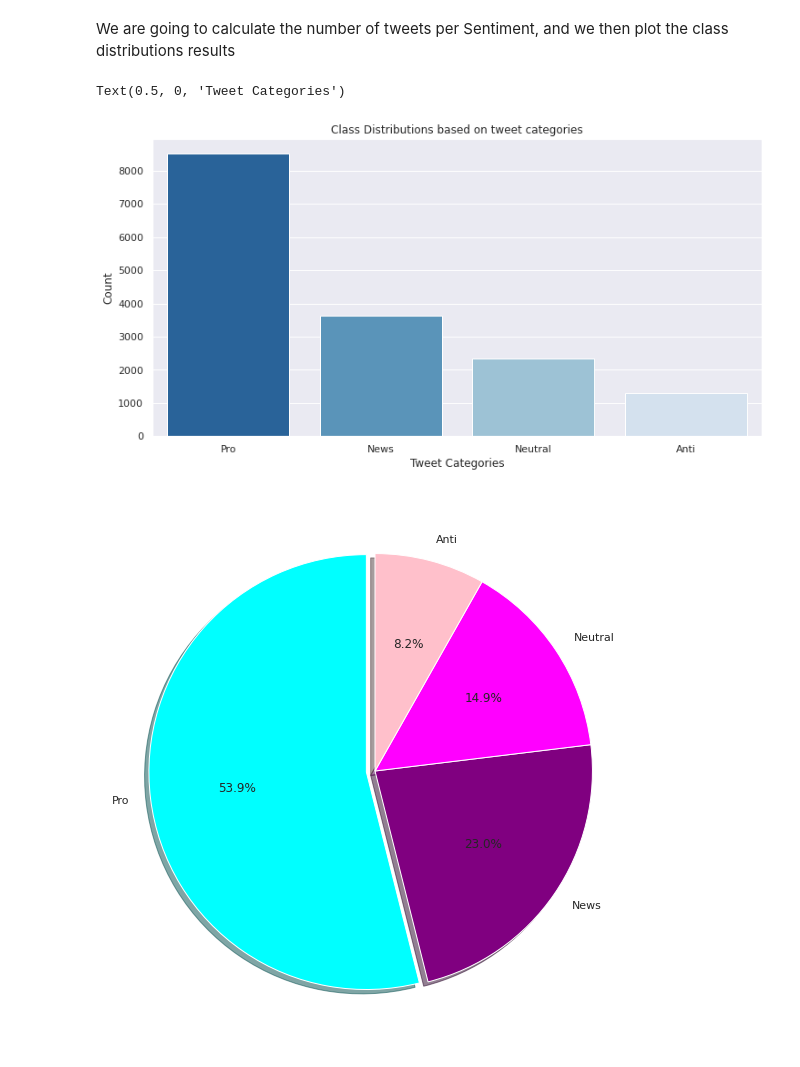
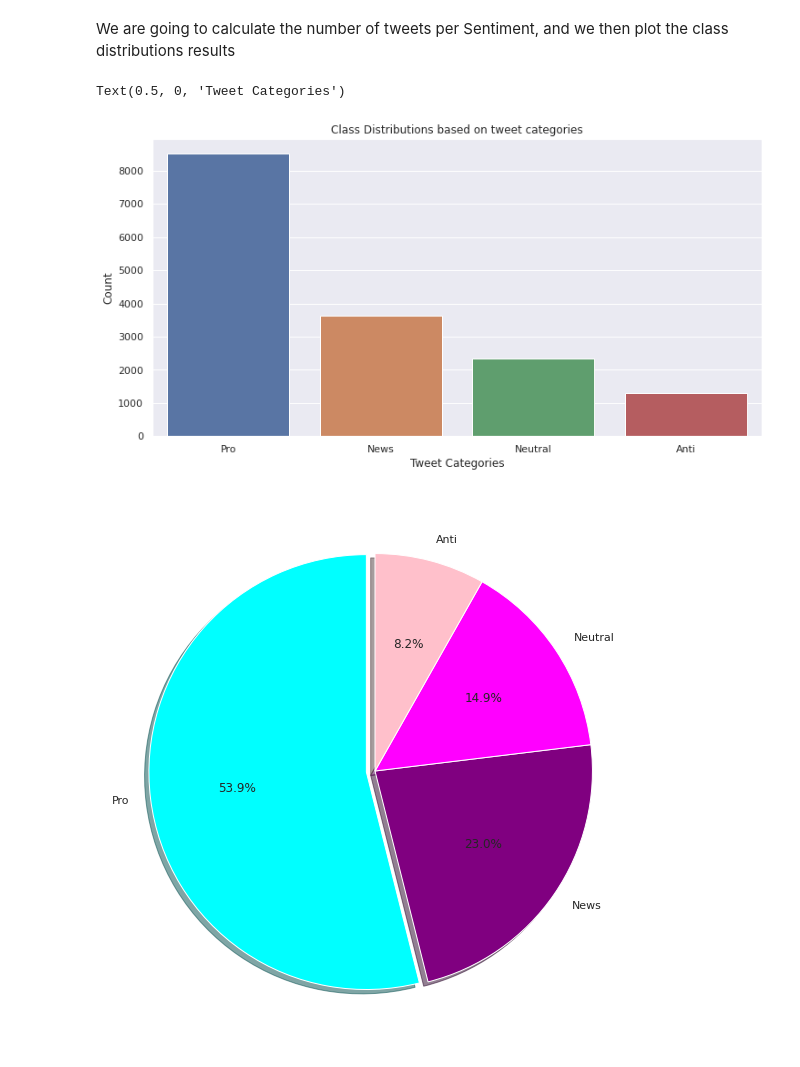
Before and after one commit to Classification-Team-CW5/Team-CW5-Notebook, a Jupyter notebook: Climate_Change_Beliefs_Analysis_(1).ipynb, the cells around one changed output. Saved outputs shown, nothing was run; the diff lists cells and outputs as text; code cells hidden in the pictures.

```diff
--- a/Climate_Change_Beliefs_Analysis_(1).ipynb
+++ b/Climate_Change_Beliefs_Analysis_(1).ipynb
@@ -197,17 +197,17 @@ We are going to calculate the number of tweets per Sentiment, and we then plot t
 # %%
  plt.figure (figsize= (12,6))
 # Number of tweets per sentiment
 class_distribution = pd.DataFrame(list(train['sentiment'].value_counts()),
                           index=['Pro', 'News', 'Neutral', 'Anti'],
                           columns=['Count'])
 sns.set()
-sns.barplot(x=class_distribution.index, y=class_distribution.Count,
-           palette="Blues_r")
+sns.color_palette("crest", as_cmap=True)
+sns.barplot(x=class_distribution.index, y=class_distribution.Count)
 plt.title('Class Distributions based on tweet categories')
 plt.xlabel('Tweet Categories')
 # %% [output]
 Text(0.5, 0, 'Tweet Categories')
-[figure, old version]
+[figure, new version]
 # %%
 plt.figure (figsize= (16,10))
 values = train['sentiment'].value_counts()/train.shape[0]
```
Also changed, not shown: parts of 5 cells of this notebook.
